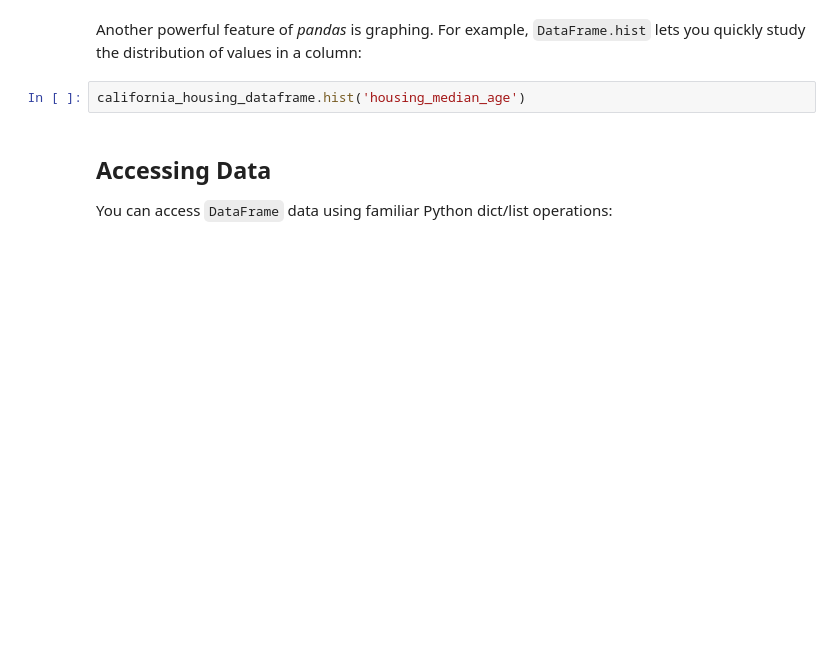
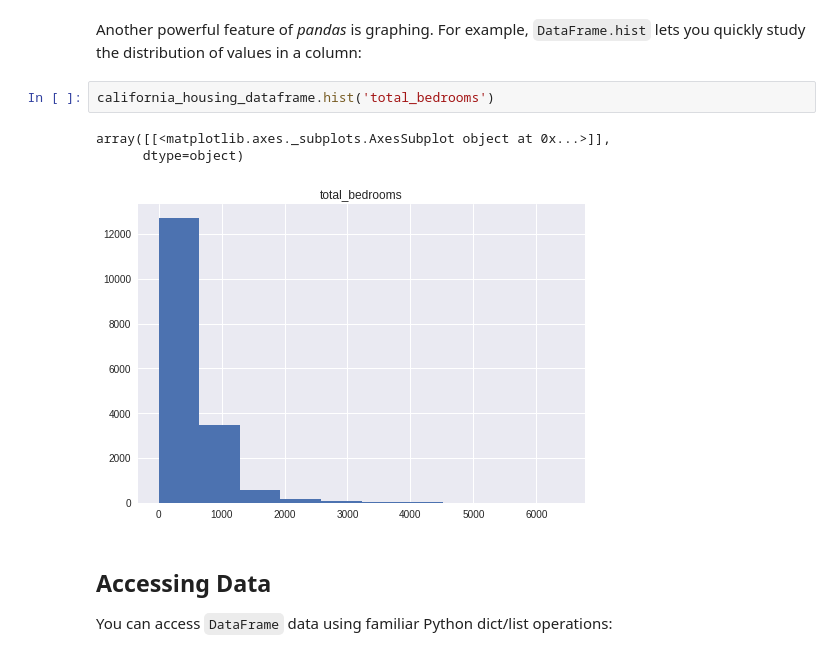
Before and after one commit to delandojunior/studies-ML, a Jupyter notebook: intro_to_pandas.ipynb, the cells around one changed output. Drawn from its saved outputs; the diff is of its cells as text; blank space fills up the shorter version.

```diff
--- a/intro_to_pandas.ipynb
+++ b/intro_to_pandas.ipynb
@@ -71,7 +93,11 @@ california_housing_dataframe.head()
 # %% [markdown]
 Another powerful feature of *pandas* is graphing. For example, `DataFrame.hist` lets you quickly study the distribution of values in a column:
 # %%
-california_housing_dataframe.hist('housing_median_age')
+california_housing_dataframe.hist('total_bedrooms')
+# %% [output]
+array([[<matplotlib.axes._subplots.AxesSubplot object at 0x...>]],
+      dtype=object)
+[figure, added]
 # %% [markdown]
 ## Accessing Data
 
```
Also changed, not shown: parts of 18 cells of this notebook.
